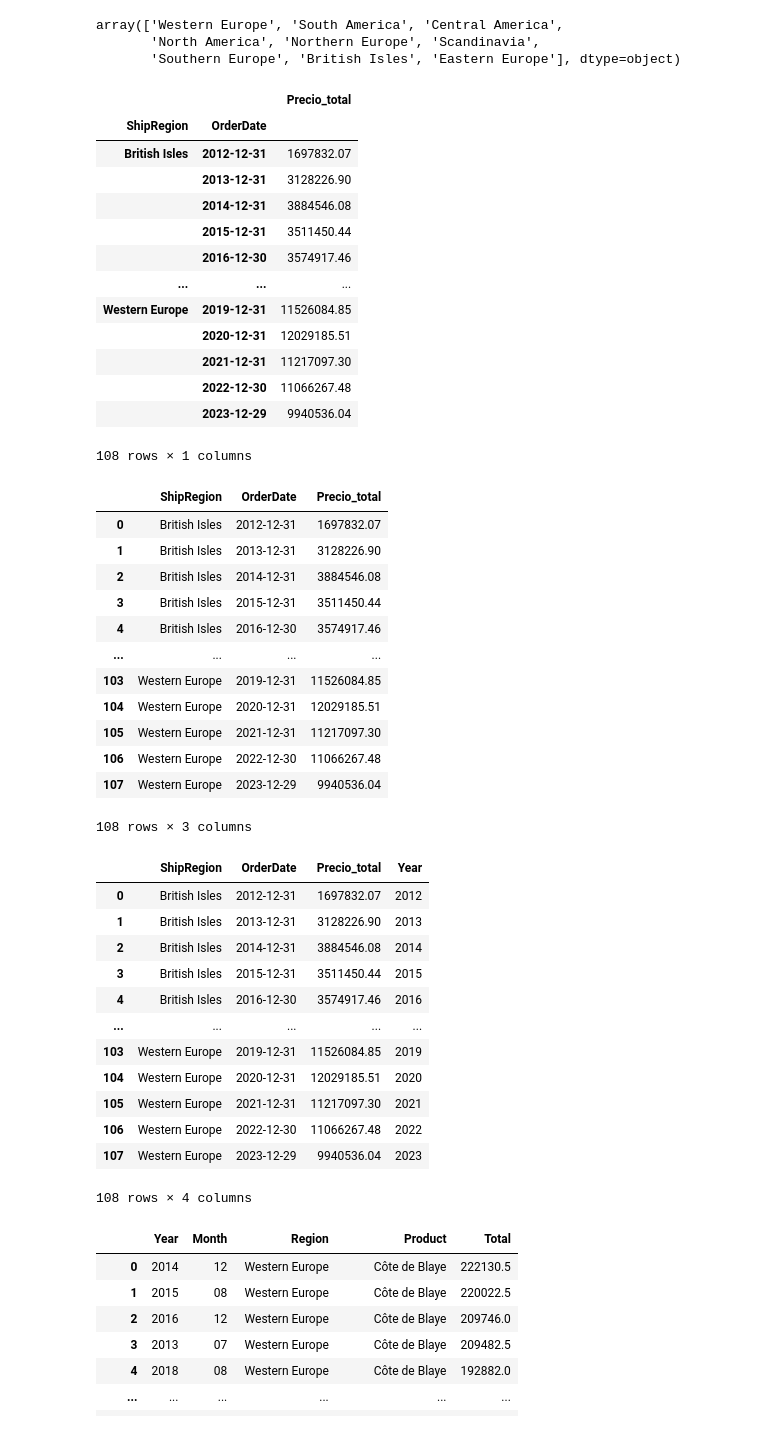
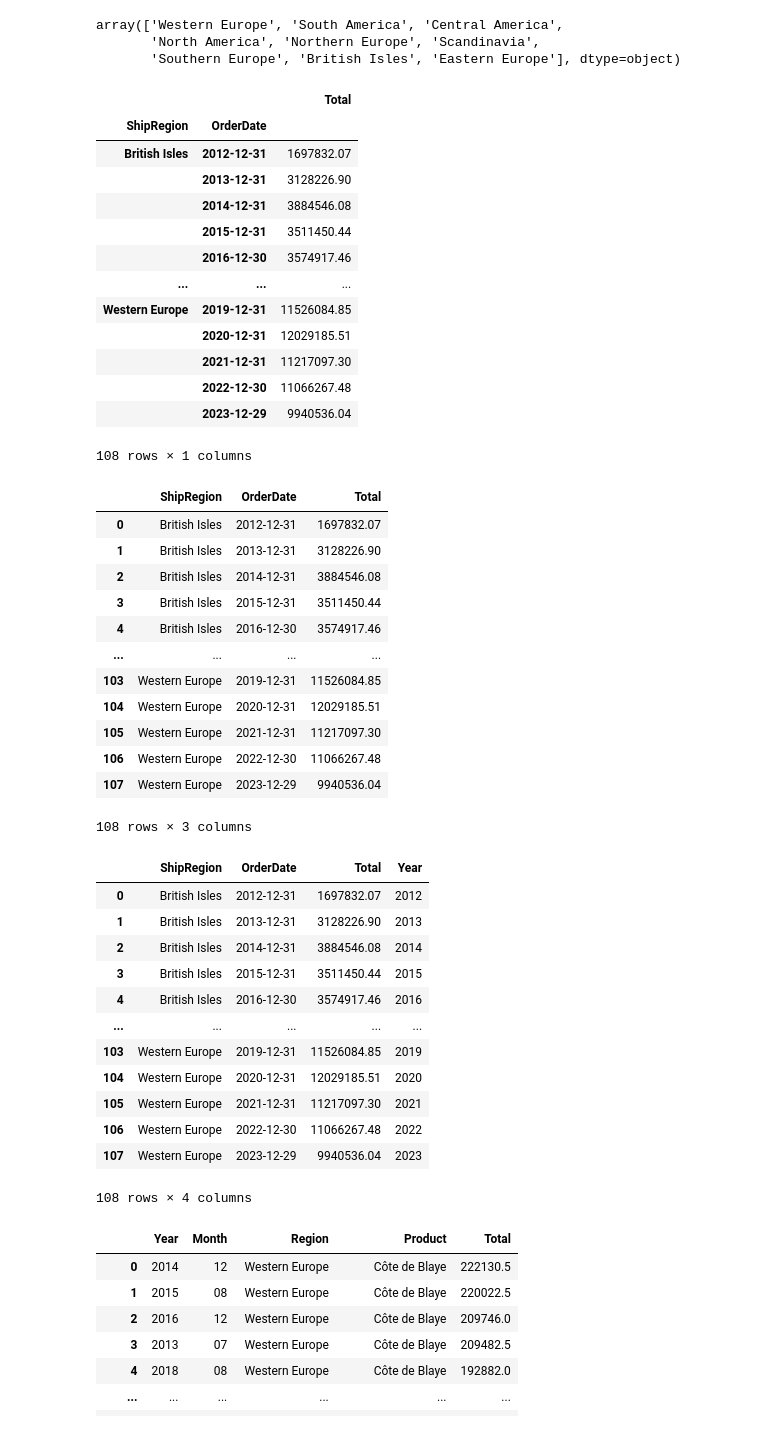
Before and after one commit to IraitzTB/TheBridge_DSPT, a Jupyter notebook: 2-Data Analysis/6-Bases de datos/SQL/Practica/Northwind/Challenge.ipynb, the cells around one changed output. Cells and saved outputs as stored; diff of their text form; code cells hidden in the pictures.

```diff
--- a/2-Data Analysis/6-Bases de datos/SQL/Practica/Northwind/Challenge.ipynb
+++ b/2-Data Analysis/6-Bases de datos/SQL/Practica/Northwind/Challenge.ipynb
@@ -88,10 +88,10 @@ array(['Western Europe', 'South America', 'Central America',
        'North America', 'Northern Europe', 'Scandinavia',
        'Southern Europe', 'British Isles', 'Eastern Europe'], dtype=object)
 # %%
-reg_prod_total = data_df.groupby(["ShipRegion"]).resample("BYE").sum("Precio_total")
+reg_prod_total = data_df.groupby(["ShipRegion"]).resample("BYE").sum("Total")
 reg_prod_total
 # %% [output]
-|  |  | Precio_total |
+|  |  | Total |
 | ShipRegion | OrderDate |  |
 | British Isles | 2012-12-31 | 1697832.07 |
 |  | 2013-12-31 | 3128226.90 |
@@ -109,7 +109,7 @@ reg_prod_total
 reg_prod_total.reset_index(inplace=True)
 reg_prod_total
 # %% [output]
-|  | ShipRegion | OrderDate | Precio_total |
+|  | ShipRegion | OrderDate | Total |
 | 0 | British Isles | 2012-12-31 | 1697832.07 |
 | 1 | British Isles | 2013-12-31 | 3128226.90 |
 | 2 | British Isles | 2014-12-31 | 3884546.08 |
@@ -126,7 +126,7 @@ reg_prod_total
 reg_prod_total["Year"] = reg_prod_total["OrderDate"].dt.year
 reg_prod_total
 # %% [output]
-|  | ShipRegion | OrderDate | Precio_total | Year |
+|  | ShipRegion | OrderDate | Total | Year |
 | 0 | British Isles | 2012-12-31 | 1697832.07 | 2012 |
 | 1 | British Isles | 2013-12-31 | 3128226.90 | 2013 |
 | 2 | British Isles | 2014-12-31 | 3884546.08 | 2014 |
```
Also changed, not shown: parts of 32 cells of this notebook.
